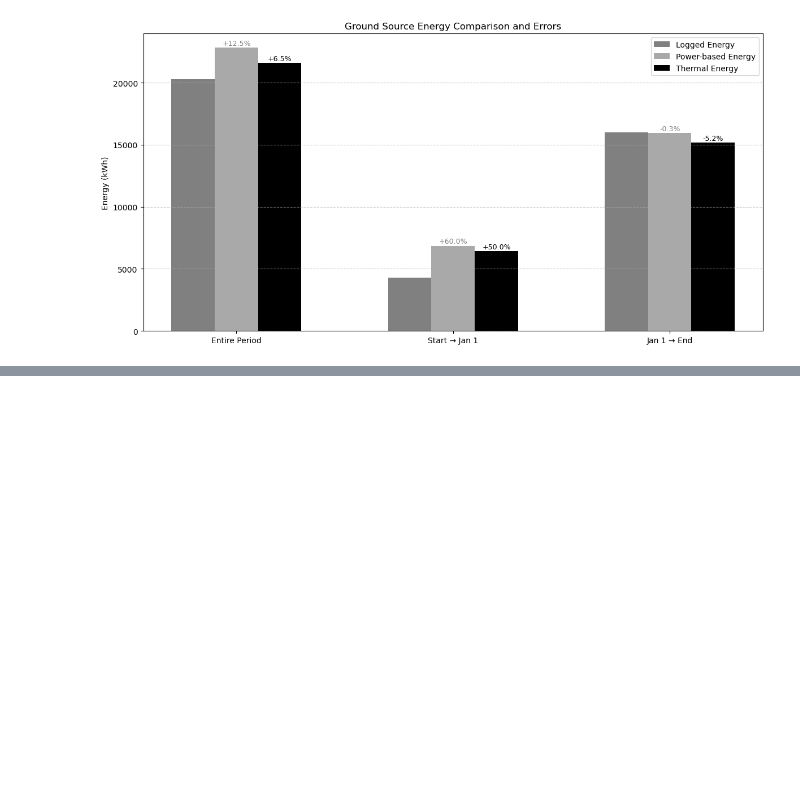
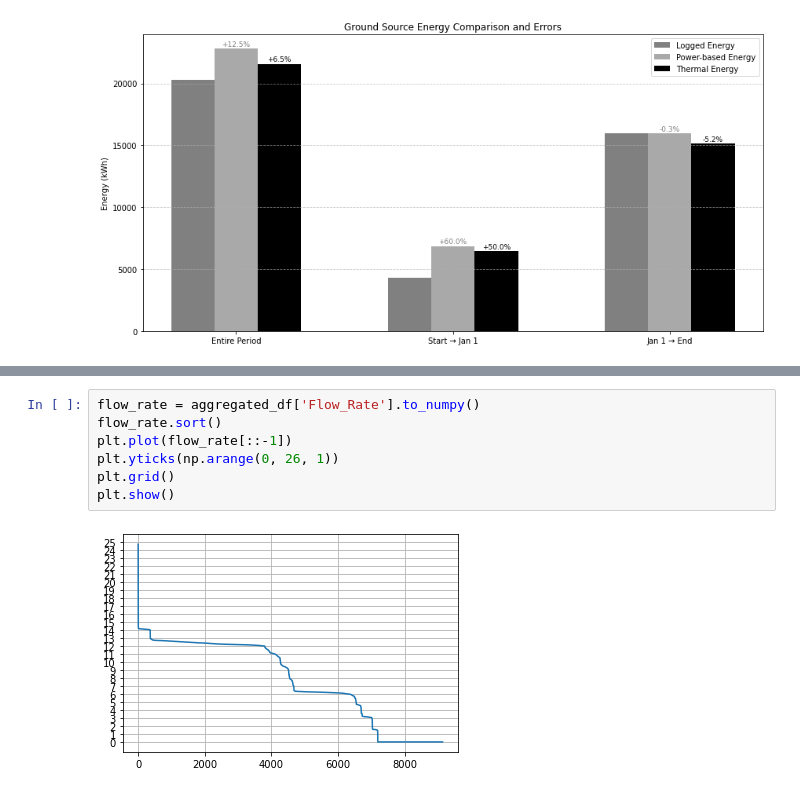
Before and after one commit to XTianDelft/HSE-Thermo-Simplification, a Jupyter notebook: HSE data/BEMeter.ipynb, the cells around one changed output, grey strips where cells are left out. Cells and saved outputs as stored; diff of their text form; blank space fills up the shorter version.

```diff
--- a/HSE data/BEMeter.ipynb
+++ b/HSE data/BEMeter.ipynb
@@ -369,0 +371,9 @@ print(f"✅ Safely saved {len(saved_vars)} variables to {file_path}")
+# %%
+flow_rate = aggregated_df['Flow_Rate'].to_numpy()
+flow_rate.sort()
+plt.plot(flow_rate[::-1])
+plt.yticks(np.arange(0, 26, 1))
+plt.grid()
+plt.show()
+# %% [output]
+[figure, added]
```
Also changed, not shown: parts of 5 cells of this notebook, 5 other files.
